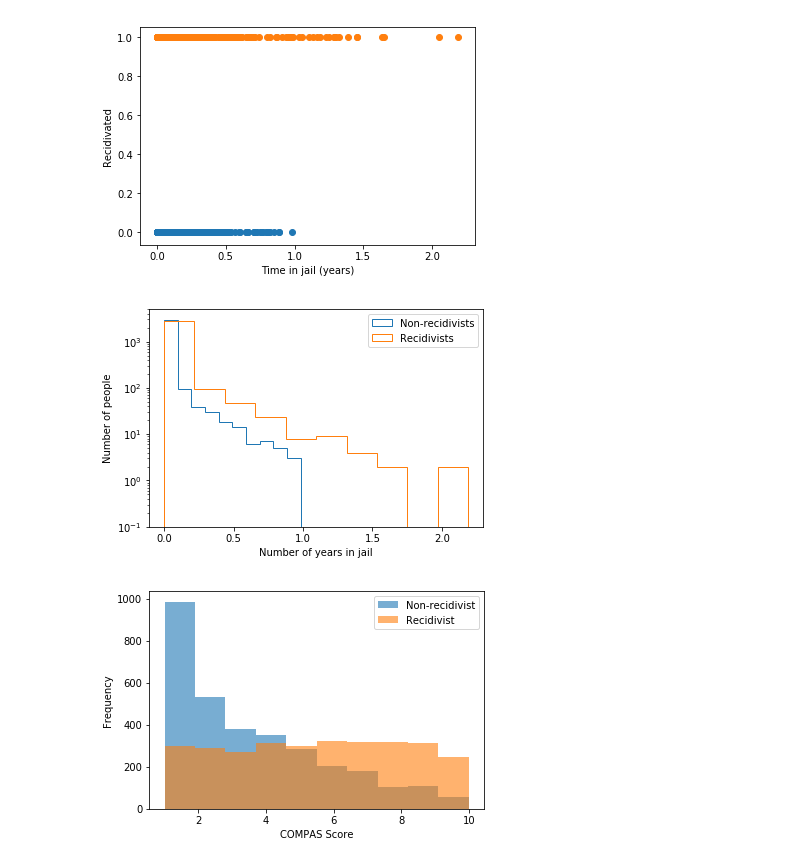
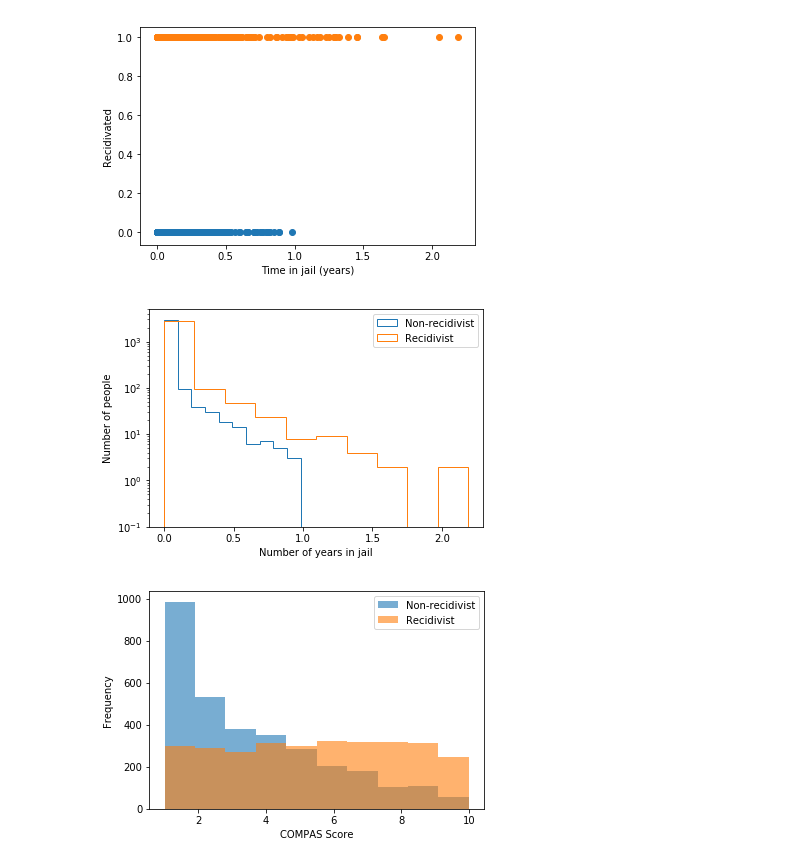
Before and after one commit to ScrypticLabs/Columbia-DSI-2018, a Jupyter notebook: project/Project.ipynb, the cells around one changed output. Drawn from its saved outputs; the diff is of its cells as text; code cells hidden in the pictures.

```diff
--- a/project/Project.ipynb
+++ b/project/Project.ipynb
@@ -146,14 +146,14 @@ plt.show()
 # %% [output]
 [figure]
 # %%
-jail_yrs_norecid.hist(histtype='step', log=True, grid=None, label='Non-recidivists')
-jail_yrs_recid.hist(histtype='step', log=True, grid=None, label='Recidivists')
+jail_yrs_norecid.hist(histtype='step', log=True, grid=None, label='Non-recidivist')
+jail_yrs_recid.hist(histtype='step', log=True, grid=None, label='Recidivist')
 plt.xlabel('Number of years in jail')
 plt.ylabel('Number of people')
 plt.legend()
 plt.show()
 # %% [output]
-[figure, old version]
+[figure, new version]
 # %%
 scores_norecid = df_raw['decile_score'][df_raw['is_recid'] == 0]
 scores_recid = df_raw['decile_score'][df_raw['is_recid'] == 1]
```
Also changed, not shown: parts of 5 cells of this notebook.
